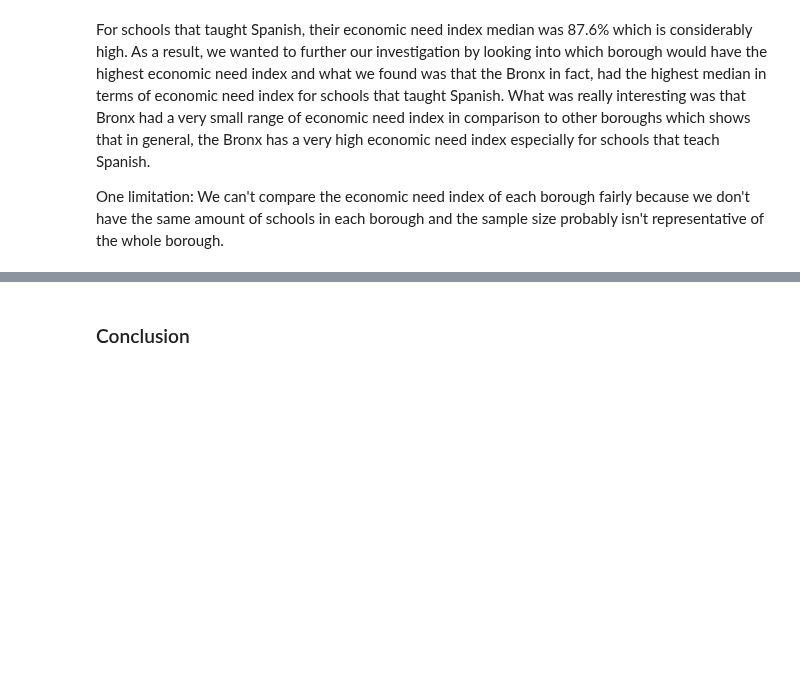
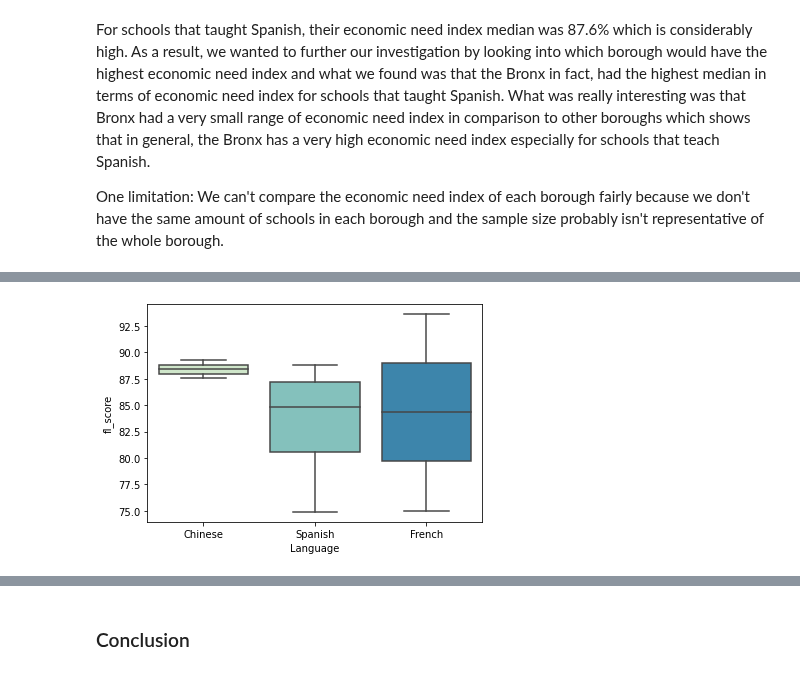
Before and after one commit to gaby-chu/info2950, a Jupyter notebook: project/phase_iv-FINAL.ipynb, the cells around one changed output, grey strips where cells are left out. Cells and saved outputs as stored; diff of their text form; code cells hidden in the pictures; blank space fills up the shorter version.

```diff
--- a/project/phase_iv-FINAL.ipynb
+++ b/project/phase_iv-FINAL.ipynb
@@ -768,0 +817,4 @@ Limitations
+# %%
+sns.boxplot(x='Language',y='fl_score',data=academic_performance_data, palette='GnBu');
+# %% [output]
+[figure, added]
```
Also changed, not shown: parts of 29 cells of this notebook, 1 other file.
